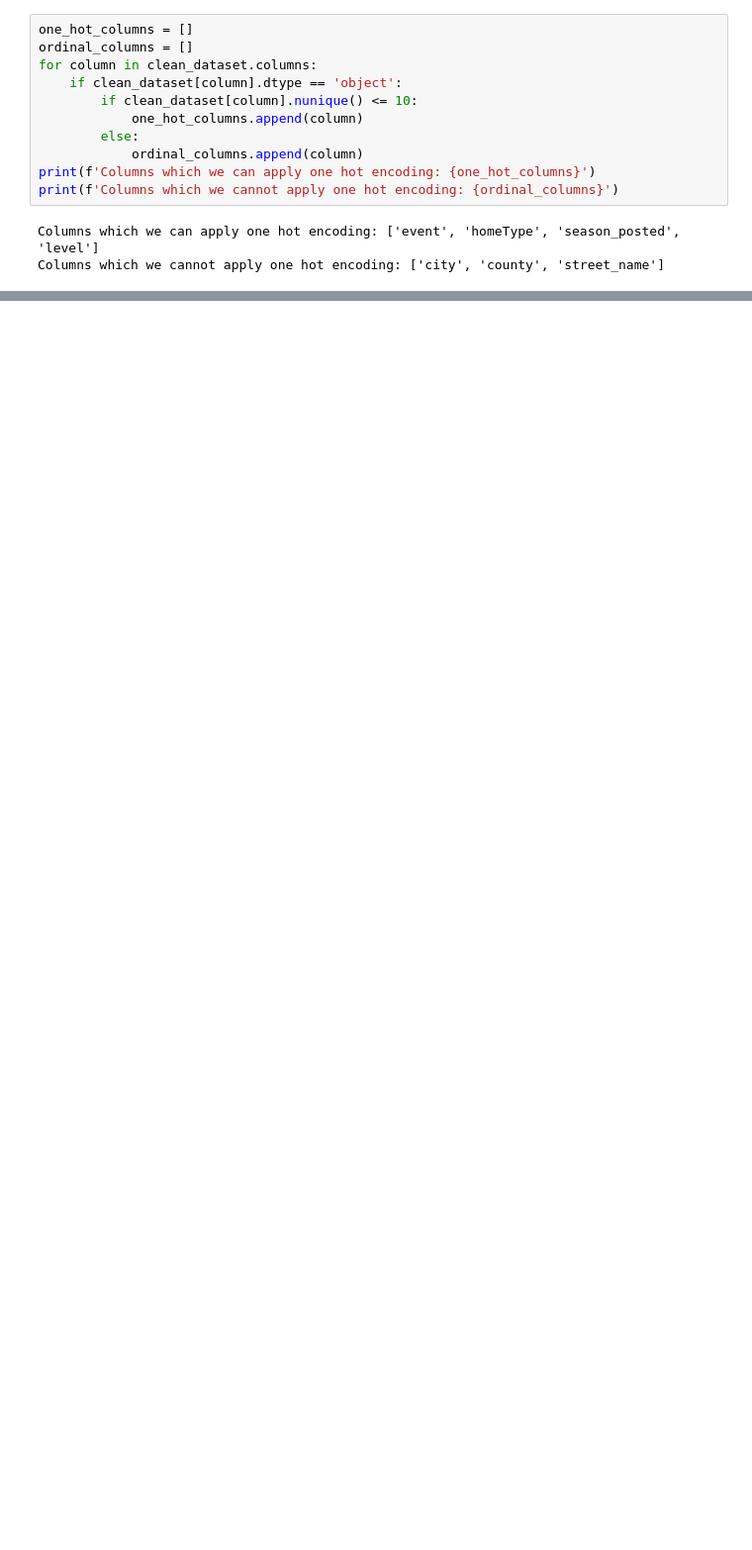
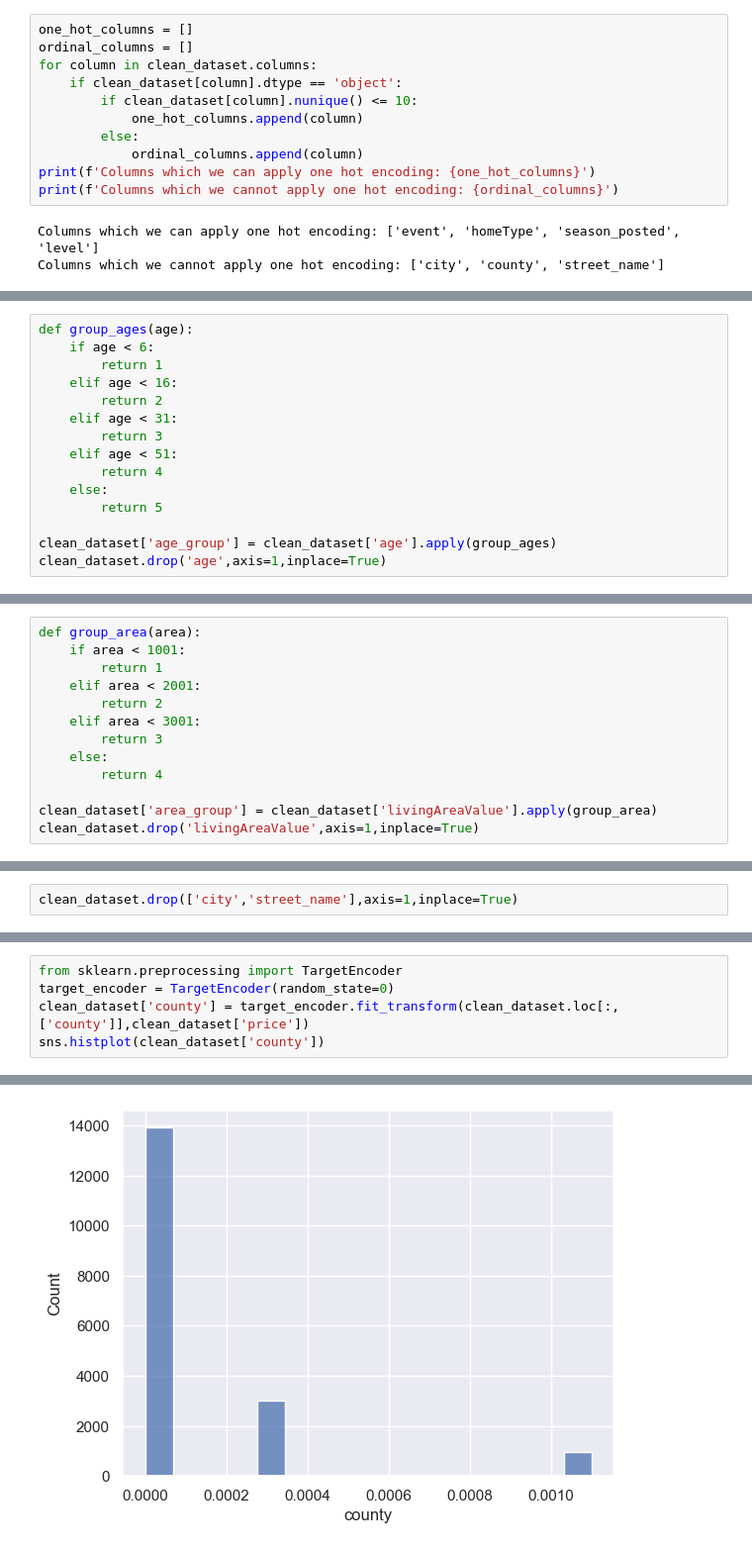
Before and after one commit to mcallisters/SDS-CP006-california-housing-prediction, a Jupyter notebook: notebooks/davron_data_analysis.ipynb, the cells around one changed output, grey strips where cells are left out. Shown at 99% size. Saved outputs shown, nothing was run; the diff lists cells and outputs as text; blank space fills up the shorter version.

```diff
--- a/notebooks/davron_data_analysis.ipynb
+++ b/notebooks/davron_data_analysis.ipynb
@@ -363,0 +354,15 @@ clean_dataset_copy[location_columns].corr()
+# %%
+def group_ages(age):
+    if age < 6:
+        return 1
+    elif age < 16:
+        return 2
+    elif age < 31:
+        return 3
+    elif age < 51:
+        return 4
+    else:
+        return 5
+
+clean_dataset['age_group'] = clean_dataset['age'].apply(group_ages)
+clean_dataset.drop('age',axis=1,inplace=True)
@@ -363,0 +381,13 @@ clean_dataset_copy[location_columns].corr()
+# %%
+def group_area(area):
+    if area < 1001:
+        return 1
+    elif area < 2001:
+        return 2
+    elif area < 3001:
+        return 3
+    else:
+        return 4
+
+clean_dataset['area_group'] = clean_dataset['livingAreaValue'].apply(group_area)
+clean_dataset.drop('livingAreaValue',axis=1,inplace=True)
@@ -363,0 +448,2 @@ clean_dataset_copy[location_columns].corr()
+# %%
+clean_dataset.drop(['city','street_name'],axis=1,inplace=True)
@@ -363,0 +456,6 @@ clean_dataset_copy[location_columns].corr()
+# %%
+from sklearn.preprocessing import TargetEncoder
+target_encoder = TargetEncoder(random_state=0)
+clean_dataset['county'] = target_encoder.fit_transform(clean_dataset.loc[:,['county']],clean_dataset['price'])
+sns.histplot(clean_dataset['county'])
+# %% [output]
@@ -363,0 +463 @@ clean_dataset_copy[location_columns].corr()
+[figure, added]
```
Also changed, not shown: parts of 37 cells of this notebook.
